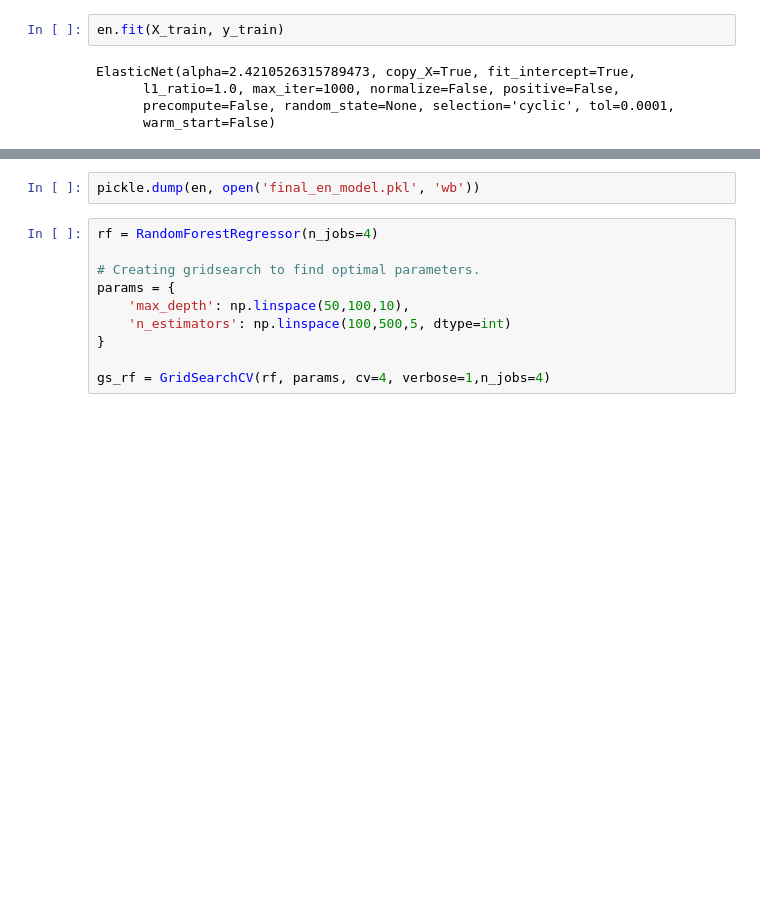
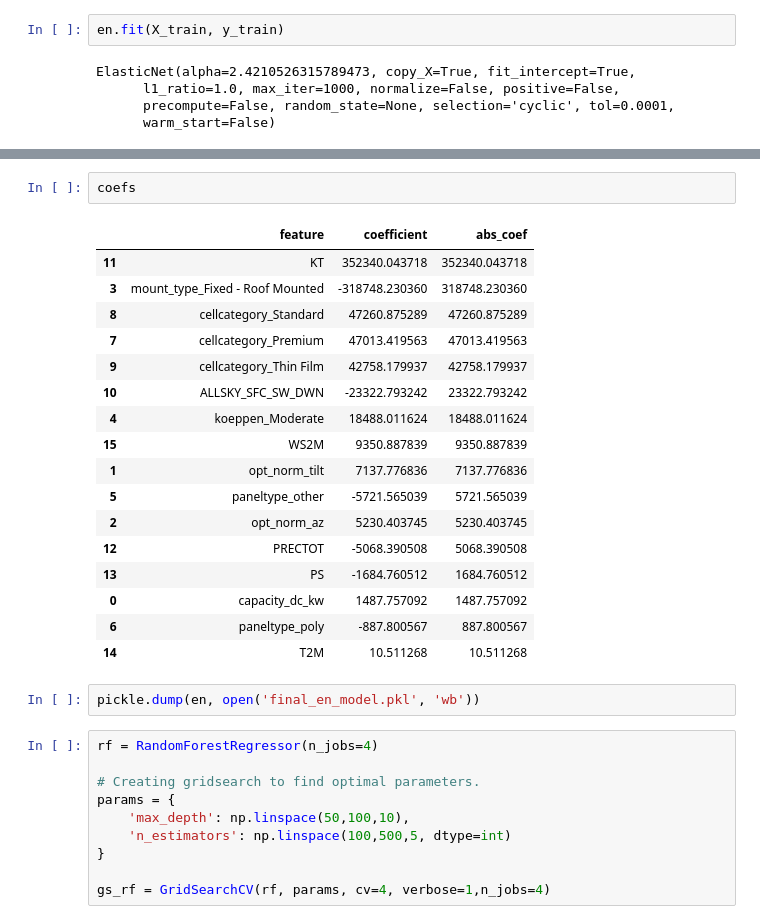
Before and after one commit to matchdutoit/Solar-PV-Outout-Predictor, a Jupyter notebook: GLS Regression.ipynb, the cells around one changed output, grey strips where cells are left out. Saved outputs shown, nothing was run; the diff lists cells and outputs as text; blank space fills up the shorter version.

```diff
--- a/GLS Regression.ipynb
+++ b/GLS Regression.ipynb
@@ -141,3 +141,23 @@ Text(0.5,1,'Elastic Net Coefficients')
+# %%
+coefs
+# %% [output]
+|  | feature | coefficient | abs_coef |
+| 11 | KT | 352340.043718 | 352340.043718 |
+| 3 | mount_type_Fixed - Roof Mounted | -318748.230360 | 318748.230360 |
+| 8 | cellcategory_Standard | 47260.875289 | 47260.875289 |
+| 7 | cellcategory_Premium | 47013.419563 | 47013.419563 |
+| 9 | cellcategory_Thin Film | 42758.179937 | 42758.179937 |
+| 10 | ALLSKY_SFC_SW_DWN | -23322.793242 | 23322.793242 |
+| 4 | koeppen_Moderate | 18488.011624 | 18488.011624 |
+| 15 | WS2M | 9350.887839 | 9350.887839 |
+| 1 | opt_norm_tilt | 7137.776836 | 7137.776836 |
+| 5 | paneltype_other | -5721.565039 | 5721.565039 |
+| 2 | opt_norm_az | 5230.403745 | 5230.403745 |
+| 12 | PRECTOT | -5068.390508 | 5068.390508 |
+| 13 | PS | -1684.760512 | 1684.760512 |
+| 0 | capacity_dc_kw | 1487.757092 | 1487.757092 |
+| 6 | paneltype_poly | -887.800567 | 887.800567 |
+| 14 | T2M | 10.511268 | 10.511268 |
 # %%
 pickle.dump(en, open('final_en_model.pkl', 'wb'))
 # %%
```
Also changed, not shown: parts of 4 cells of this notebook, 1 other file.
